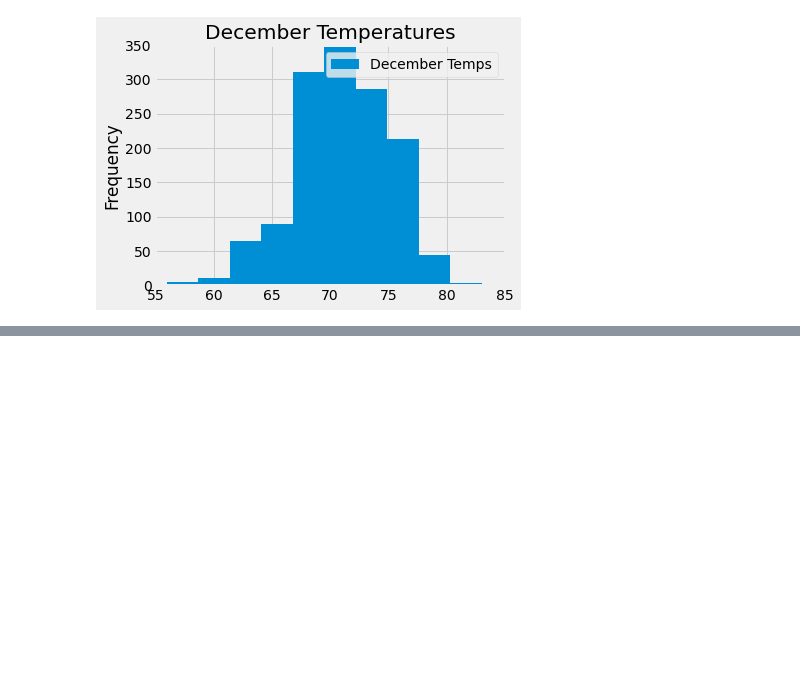
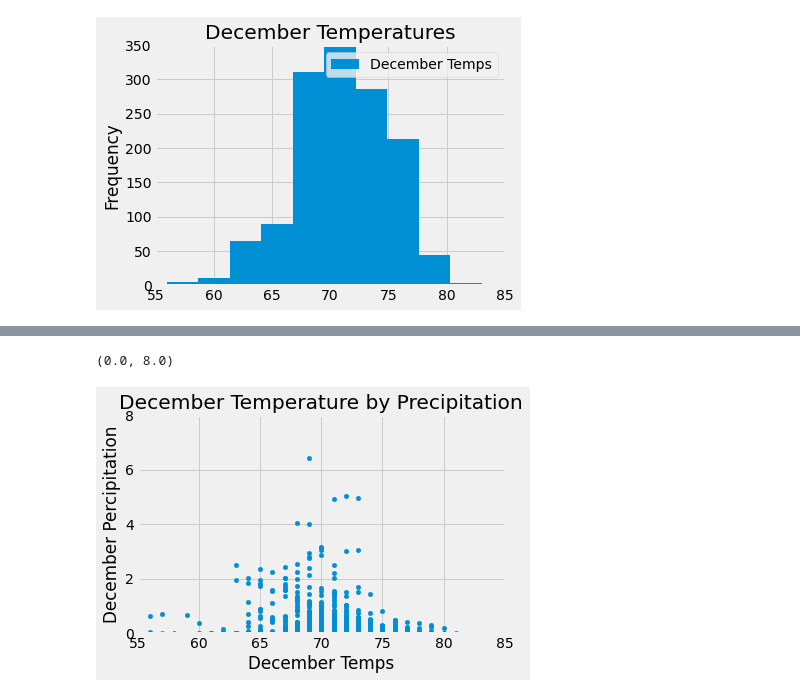
Before and after one commit to liz-mcdaneld/Surfs_Up, a Jupyter notebook: SurfsUp_Challenge.ipynb, the cells around one changed output, grey strips where cells are left out. Saved outputs shown, nothing was run; the diff lists cells and outputs as text; code cells hidden in the pictures; blank space fills up the shorter version.

```diff
--- a/SurfsUp_Challenge.ipynb
+++ b/SurfsUp_Challenge.ipynb
@@ -333,0 +436,6 @@ december_prcp_df.plot()
+# %%
+# Use Pandas Plotting with Matplotlib to plot the datajune_temp_prcp = session.query(Measurement.tobs,Measurement.prcp).filter(extract('month', Measurement.date) == 6).all()
+December_temp_prcp = session.query(Measurement.tobs,Measurement.prcp).filter(extract('month', Measurement.date) == 12).all()
+December_temp_prcp_df = pd.DataFrame(December_temp_prcp, columns = ['December Temps', 'December Percipitation'])
+# Print(december_temp_prcp_df)
+December_temp_prcp_df.describe()
@@ -333,0 +452,13 @@ december_prcp_df.plot()
+# %%
+# December temp, precipitation relation graph
+# Drop Nans
+December_temp_prcp_df = December_temp_prcp_df.dropna()
+# plot on the scatterplot
+December_temp_prcp_df.plot.scatter('December Temps', 'December Percipitation')
+plt.tight_layout()
+plt.title('December Temperature by Precipitation')
+plt.xlim([55, 85])
+plt.ylim([0,8])
+# %% [output]
+(0.0, 8.0)
+[figure, added]
```
Also changed, not shown: parts of 15 cells of this notebook.
